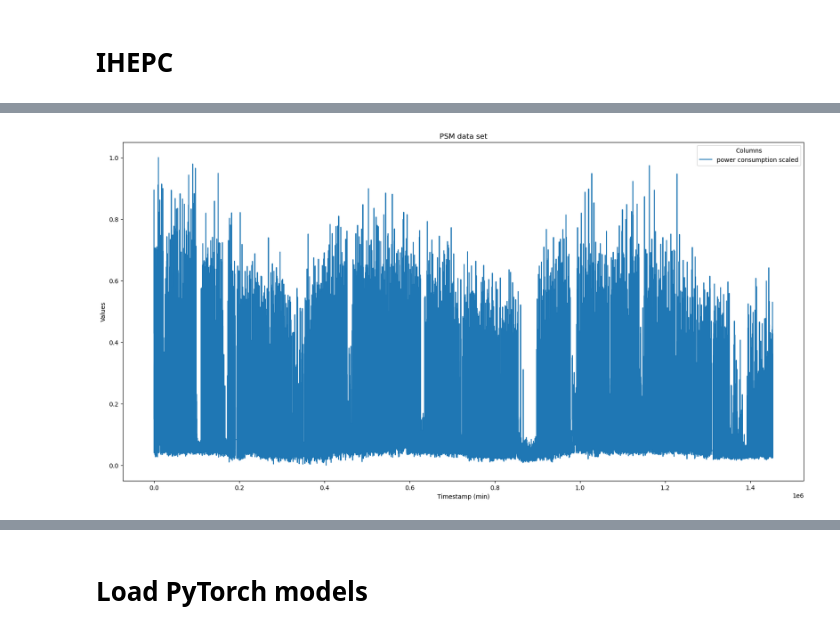
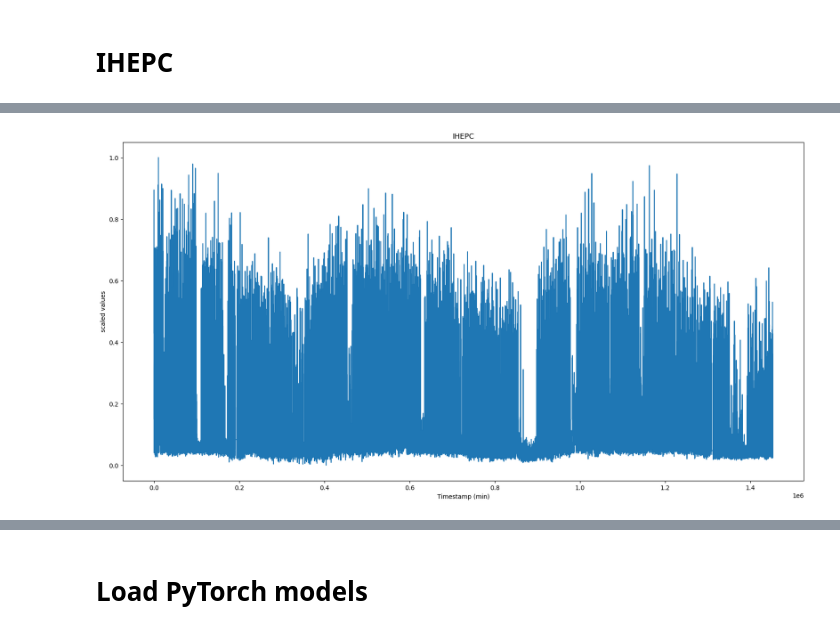
Before and after one commit to matthiasjahnIBM/Anomaly-Transformer, a Jupyter notebook: AT_Test.ipynb, the cells around one changed output, grey strips where cells are left out. Cells and saved outputs as stored; diff of their text form; code cells hidden in the pictures.

```diff
--- a/AT_Test.ipynb
+++ b/AT_Test.ipynb
@@ -203,5 +95,5 @@ memory usage: 52.2 MB
 # %%
-df_ihepc_train = pd.read_csv('./dataset/IHEPC/train.csv',
+df_ihepc_train = pd.read_csv('./dataset/PSM/train.csv',
                    #parse_dates=['timestamp_(min)'],
                    #infer_datetime_format=True,
                    #low_memory=False, na_values=['nan','?'],
@@ -251,23 +109,17 @@ df_ihepc_train.describe()
 # %%
 x =  len(df_ihepc_train) #60*24
 df_ihepc_train_subset = df_ihepc_train.head(x)
-
-
-
-# Plot all columns in one plot
-#df_ihepc_train_subset.plot(figsize=(20, 10), linestyle='-')
 
 plt.figure(figsize=(20, 10))
 plt.plot(df_ihepc_train_subset['0'], linestyle='-', label='power consumption scaled')
 
 
 # Customize the plot (optional)
-plt.title('PSM data set')
+plt.title('IHEPC')
 plt.xlabel('Timestamp (min)')
-plt.ylabel('Values')
-plt.legend(title='Columns')
+plt.ylabel('scaled values')
 
 # Show the plot
 plt.show()
 # %% [output]
-[figure, old version]
+[figure, new version]
```
Also changed, not shown: parts of 39 cells of this notebook, 1 other file.
